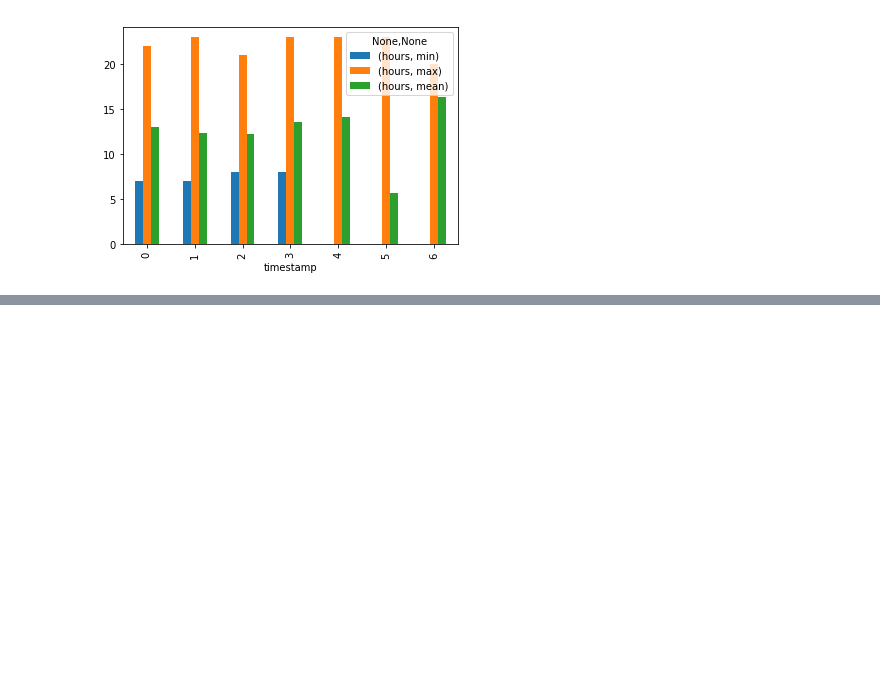
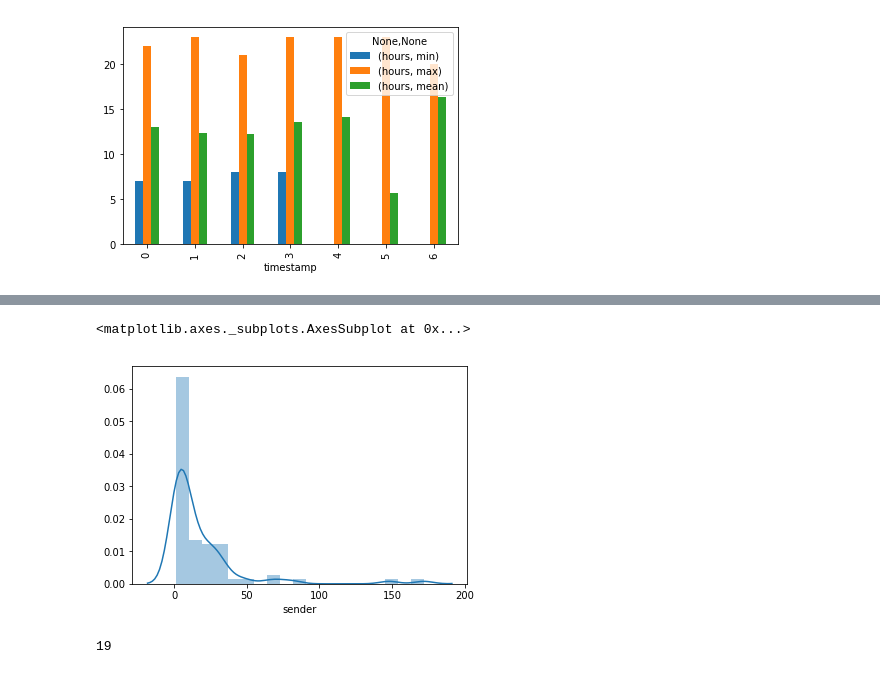
Before and after one commit to YuRiTan/class_8_project, a Jupyter notebook: notebooks/test_workbook_robin.ipynb, the cells around one changed output, grey strips where cells are left out. Saved outputs shown, nothing was run; the diff lists cells and outputs as text; code cells hidden in the pictures; blank space fills up the shorter version.

```diff
--- a/notebooks/test_workbook_robin.ipynb
+++ b/notebooks/test_workbook_robin.ipynb
@@ -164,0 +184,11 @@ df.groupby(by=df['timestamp'].dt.weekday).agg({'hours':['min', 'max', 'mean']}).
+# %%
+sns.distplot(df['sender'].value_counts())
+# %% [output]
+<matplotlib.axes._subplots.AxesSubplot at 0x...>
+[figure, added]
+# %%
+#todo: could be interesting to show percentile of activity in group
+perc= np.sum(df['sender'] == ' - Tim Reus')
+perc
+# %% [output]
+19
```
Also changed, not shown: parts of 10 cells of this notebook.
